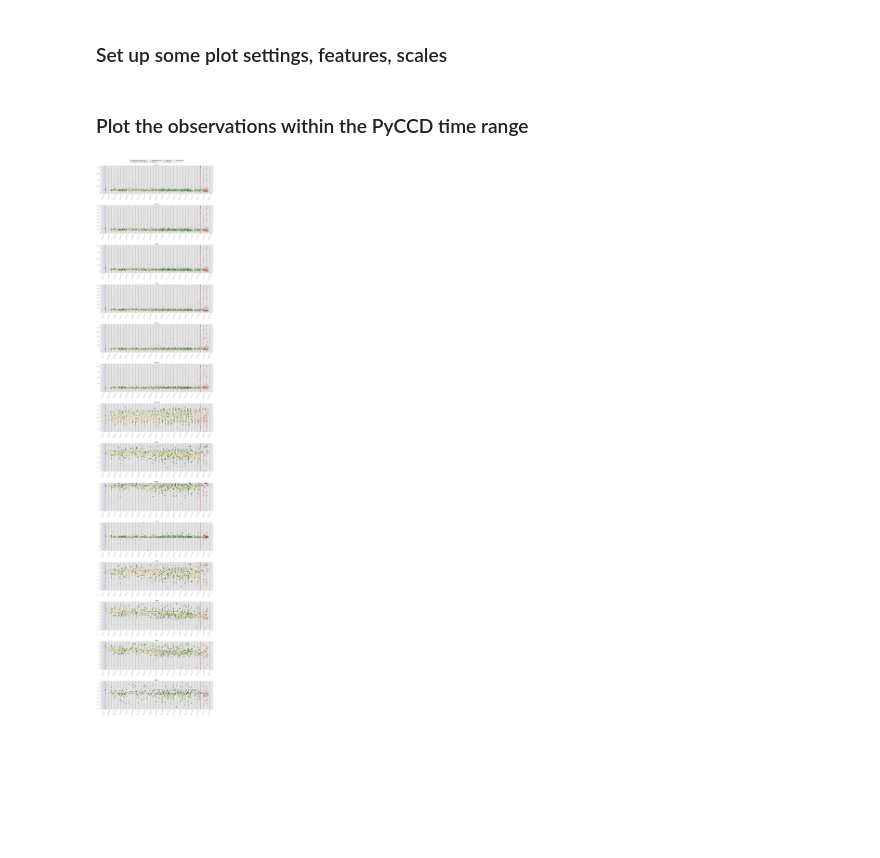
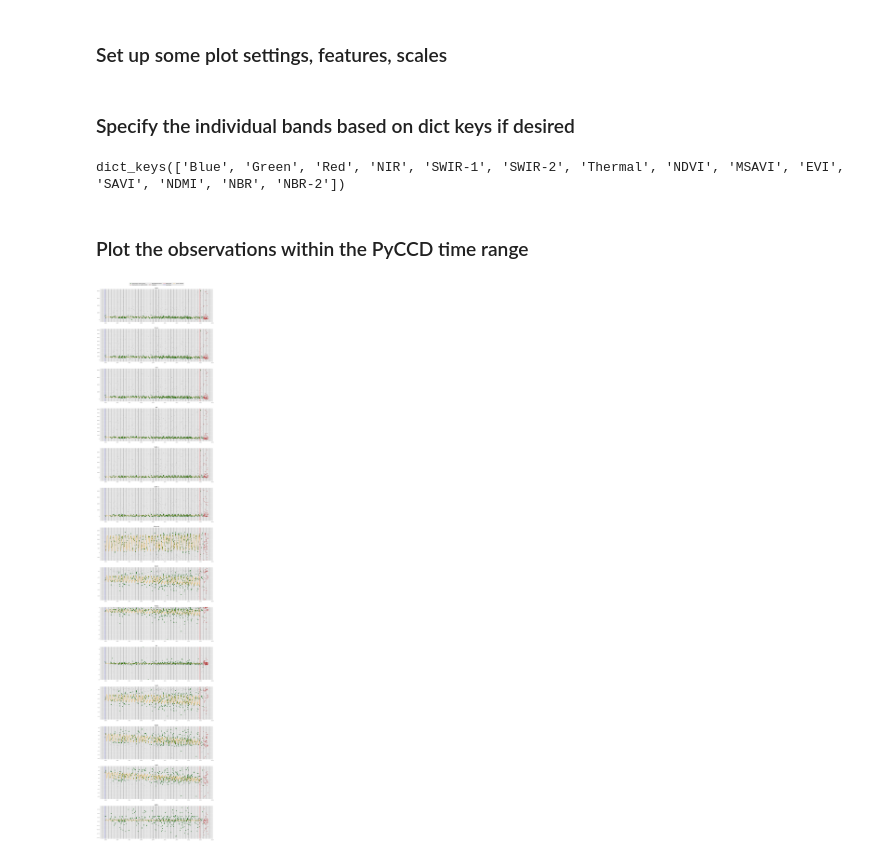
Before and after one commit to repository-preservation/lcmap-tap, a Jupyter notebook: Notebooks/PyCCD Plotting.ipynb, the cells around one changed output. Saved outputs shown, nothing was run; the diff lists cells and outputs as text; code cells hidden in the pictures; blank space fills up the shorter version.

```diff
--- a/Notebooks/PyCCD Plotting.ipynb
+++ b/Notebooks/PyCCD Plotting.ipynb
@@ -523,13 +525,23 @@ masked_on = True
 
 # decide whether or not to draw model values
 model_on = True
+# %% [markdown]
+### Specify the individual bands based on dict keys if desired
+# %%
+all_keys = all_lookup.keys()
+all_keys
+# %% [output]
+dict_keys(['Blue', 'Green', 'Red', 'NIR', 'SWIR-1', 'SWIR-2', 'Thermal', 'NDVI', 'MSAVI', 'EVI', 'SAVI', 'NDMI', 'NBR', 'NBR-2'])
+# %%
+keys = all_keys
+# keys = ["Red", "NIR", "NDVI"]
 # %% [markdown]
 ### Plot the observations within the PyCCD time range
 # %%
 # Create the artist containers
-fig, axes = plt.subplots(nrows=len(plot_data), ncols=1, figsize=(18, len(plot_data) * 6), dpi=100, squeeze=False)
+fig, axes = plt.subplots(nrows=len(keys), ncols=1, figsize=(18, len(keys) * 6), dpi=100, squeeze=False)
 
-for num, b in enumerate(plot_data.keys()):
+for num, b in enumerate(keys):
     # Plot the observations within the PyCCD time range
     axes[num, 0].plot(dates_in[total_mask], plot_data[b][0][date_mask][total_mask], 'go', ms=7, mec='k',
                      mew=0.5, label="Observations used by PyCCD")
@@ -600,34 +612,34 @@ for num, b in enumerate(plot_data.keys()):
                                  linewidth=2, alpha=0.8)
 
     # Get ymin and ymax values to constrain the plot window size
     if b in index_lookup.keys():
         ymin = min(plot_data[b][0][date_mask][total_mask]) - 0.15
         ymax = max(plot_data[b][0][date_mask][total_mask]) + 0.1
 
     else:
         ymin = min(plot_data[b][0][date_mask][total_mask]) - 700
         ymax = max(plot_data[b][0][date_mask][total_mask]) + 500
 
     axes[num, 0].set_ylim([ymin, ymax])
 
     # Add x-ticks and x-tick_labels
-    axes[num, 0].set_xticks(ord_time)
+    # axes[num, 0].set_xticks(ord_time)
 
-    axes[num, 0].set_xticklabels(x_labels, rotation=70, horizontalalignment="right")
+    # axes[num, 0].set_xticklabels(x_labels, rotation=70, horizontalalignment="right")
 
     # Display the x and y values where the cursor is placed on a subplot
     axes[num, 0].format_coord = lambda x, y: "({0:f}, ".format(y) +  \
                                              "{0:%Y-%m-%d})".format(dt.datetime.fromordinal(int(x)))
 
     # Plot a vertical line at January 1 of each year on the time series
     for y in t_:
         axes[num, 0].axvline(y, color="dimgray", linewidth=1.5)
 
     # Only add a legend to the first subplot to avoid repetition and wasted space
-    if b == list(plot_data.keys())[0]:
+    if b == list(keys)[0]:
         axes[num, 0].legend(ncol=4, loc="lower center", bbox_to_anchor=(0.5, 1.1),
                             borderaxespad=0.)
 
 fig.tight_layout(h_pad=4)
 # %% [output]
-[figure, old version]
+[figure, new version]
```
Also changed, not shown: parts of 1 cell of this notebook, 1 other file.
